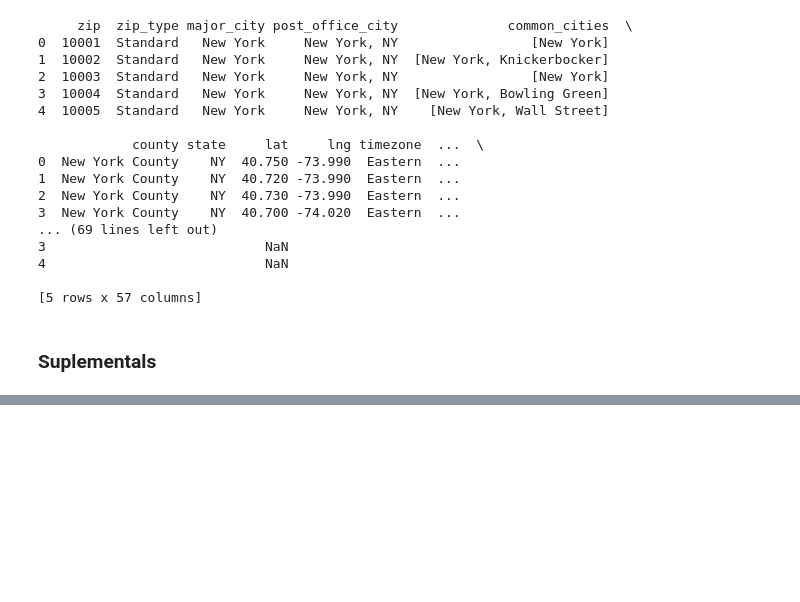
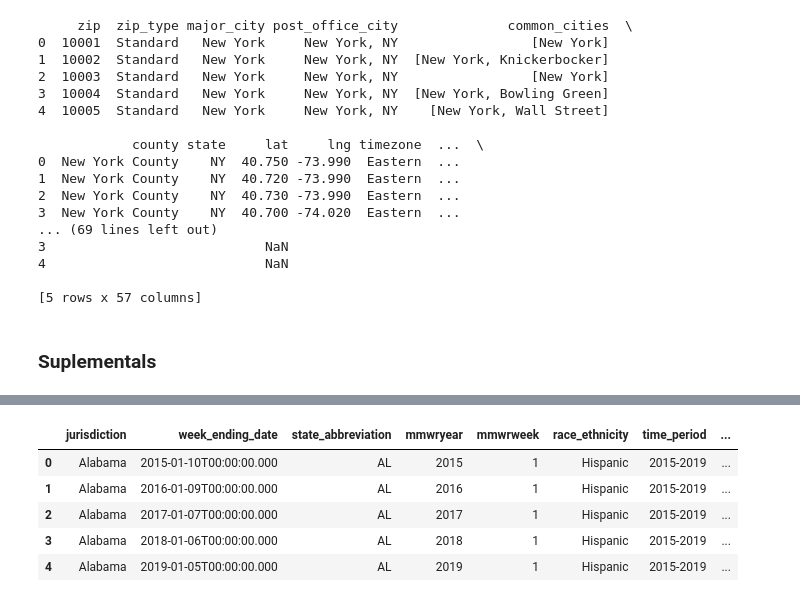
Before and after one commit to grykah/projects, a Jupyter notebook: DataScraping/ScrapingData.ipynb, the cells around one changed output, grey strips where cells are left out. Saved outputs shown, nothing was run; the diff lists cells and outputs as text; code cells hidden in the pictures; blank space fills up the shorter version.

```diff
--- a/DataScraping/ScrapingData.ipynb
+++ b/DataScraping/ScrapingData.ipynb
@@ -312,0 +347,13 @@ import pandas as pd
+# %%
+json_path = 'https://data.cdc.gov/resource/qfhf-uhaa.json'
+data_name = 'week_count_death_jurisdiction_race.csv'
+daily_county_level_concentrations = pd.read_json(json_path)
+daily_county_level_concentrations.to_csv(save_path + data_name)
+daily_county_level_concentrations.head()
+# %% [output]
+|  | jurisdiction | week_ending_date | state_abbreviation | mmwryear | mmwrweek | race_ethnicity | time_period | ... |
+| 0 | Alabama | 2015-01-10T00:00:00.000 | AL | 2015 | 1 | Hispanic | 2015-2019 | ... |
+| 1 | Alabama | 2016-01-09T00:00:00.000 | AL | 2016 | 1 | Hispanic | 2015-2019 | ... |
+| 2 | Alabama | 2017-01-07T00:00:00.000 | AL | 2017 | 1 | Hispanic | 2015-2019 | ... |
+| 3 | Alabama | 2018-01-06T00:00:00.000 | AL | 2018 | 1 | Hispanic | 2015-2019 | ... |
+| 4 | Alabama | 2019-01-05T00:00:00.000 | AL | 2019 | 1 | Hispanic | 2015-2019 | ... |
```
Also changed, not shown: parts of 7 cells of this notebook, 4 other files.
